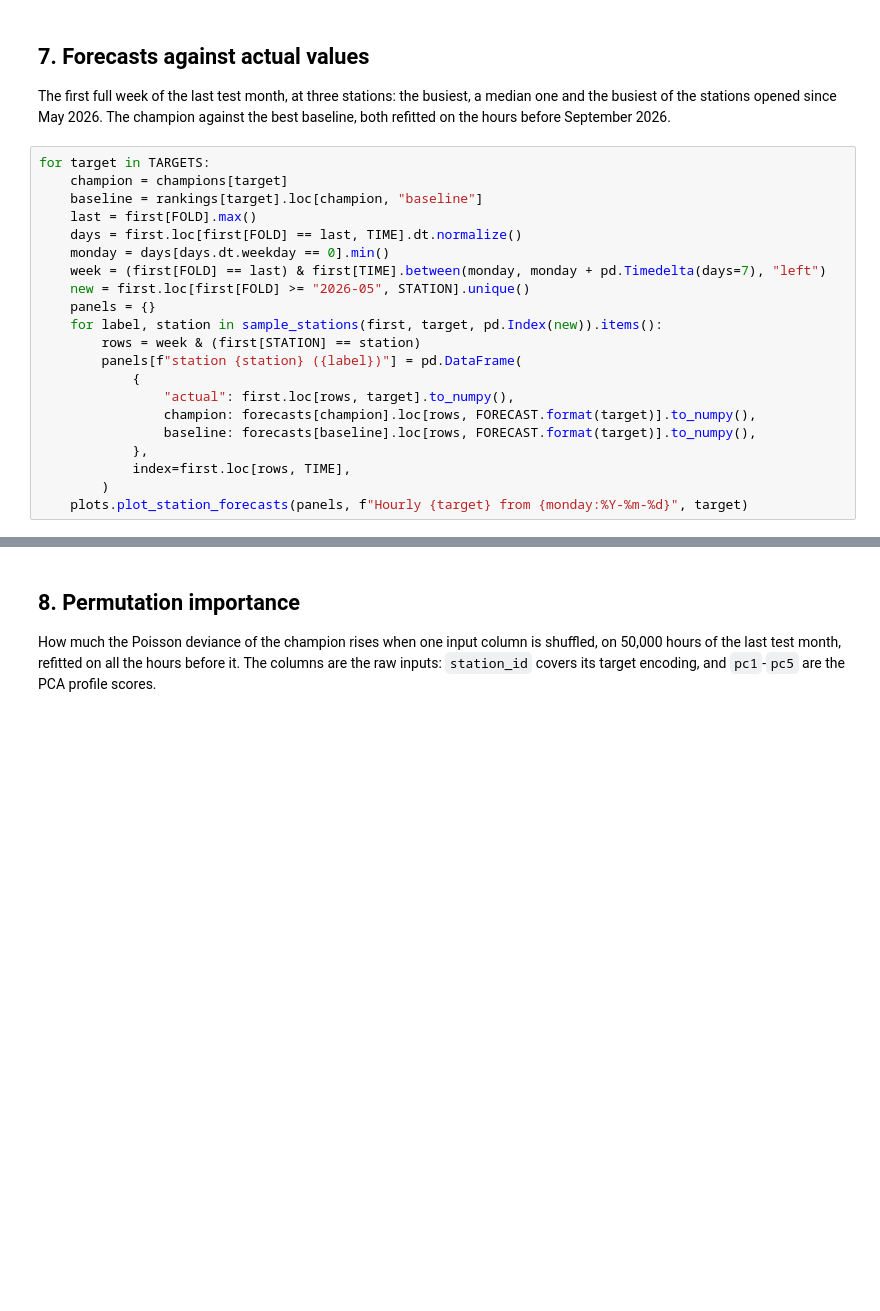
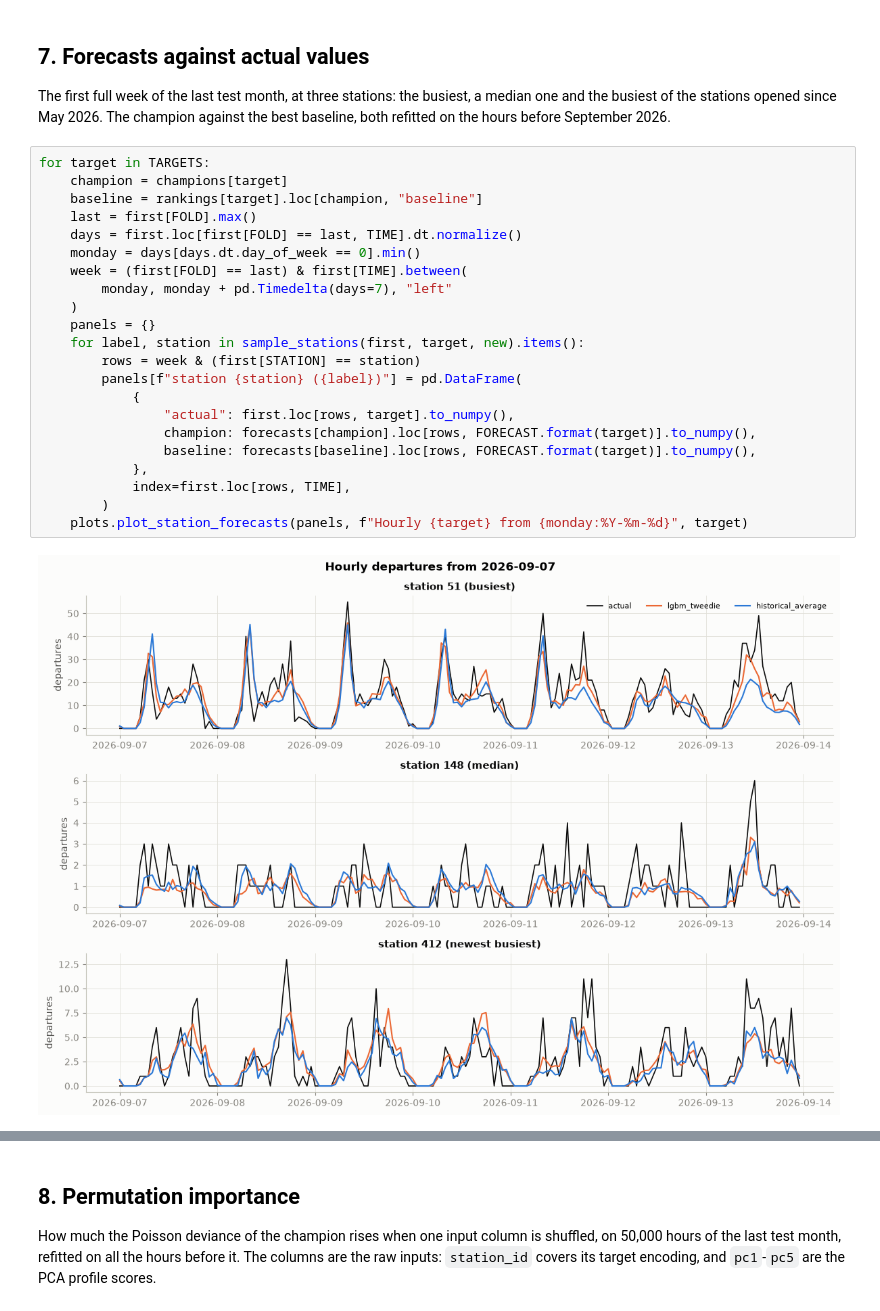
Before and after one commit to CarlosHeinze/MLOps_Team2, a Jupyter notebook: notebooks/2.04-team2-model-evaluation.ipynb, the cells around one changed output, grey strips where cells are left out. Drawn from its saved outputs; the diff is of its cells as text; blank space fills up the shorter version.

```diff
--- a/notebooks/2.04-team2-model-evaluation.ipynb
+++ b/notebooks/2.04-team2-model-evaluation.ipynb
@@ -308,21 +429,24 @@ The first full week of the last test month, at three stations: the busiest, a me
 # %%
 for target in TARGETS:
     champion = champions[target]
     baseline = rankings[target].loc[champion, "baseline"]
     last = first[FOLD].max()
     days = first.loc[first[FOLD] == last, TIME].dt.normalize()
-    monday = days[days.dt.weekday == 0].min()
-    week = (first[FOLD] == last) & first[TIME].between(monday, monday + pd.Timedelta(days=7), "left")
-    new = first.loc[first[FOLD] >= "2026-05", STATION].unique()
+    monday = days[days.dt.day_of_week == 0].min()
+    week = (first[FOLD] == last) & first[TIME].between(
+        monday, monday + pd.Timedelta(days=7), "left"
+    )
     panels = {}
-    for label, station in sample_stations(first, target, pd.Index(new)).items():
+    for label, station in sample_stations(first, target, new).items():
         rows = week & (first[STATION] == station)
         panels[f"station {station} ({label})"] = pd.DataFrame(
             {
                 "actual": first.loc[rows, target].to_numpy(),
                 champion: forecasts[champion].loc[rows, FORECAST.format(target)].to_numpy(),
                 baseline: forecasts[baseline].loc[rows, FORECAST.format(target)].to_numpy(),
             },
             index=first.loc[rows, TIME],
         )
     plots.plot_station_forecasts(panels, f"Hourly {target} from {monday:%Y-%m-%d}", target)
+# %% [output]
+[figure, added]
```
Also changed, not shown: parts of 27 cells of this notebook.
